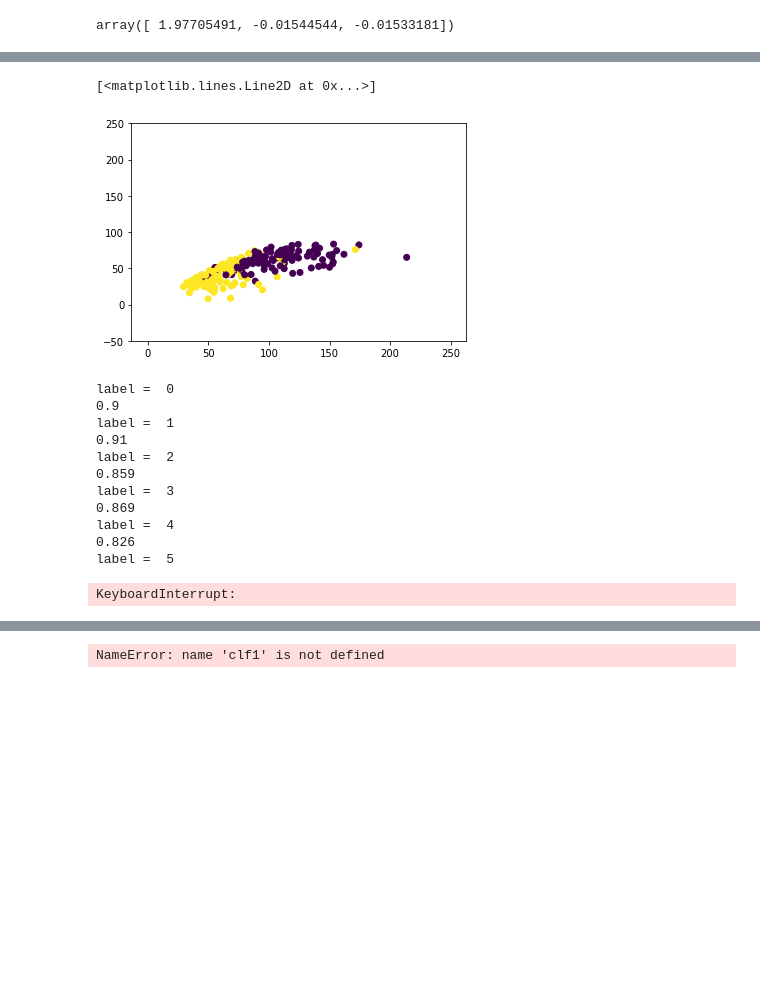
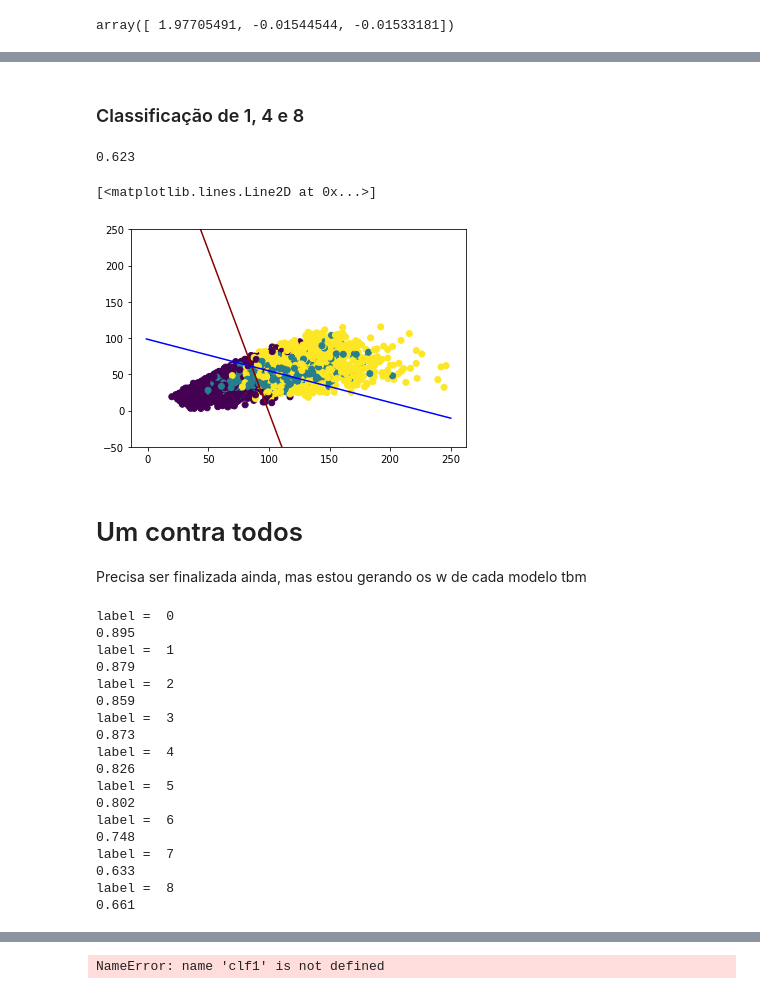
Before and after one commit to italonicacio/ml-project-digit-recognition, a Jupyter notebook: src/digit_classifier.ipynb, the cells around one changed output, grey strips where cells are left out. Drawn from its saved outputs; the diff is of its cells as text; code cells hidden in the pictures; blank space fills up the shorter version.

Commit message:
Separated the filter and models in a file

```diff
--- a/src/digit_classifier.ipynb
+++ b/src/digit_classifier.ipynb
@@ -267,0 +178,10 @@ weighted avg       0.85      0.85      0.85       250
+# %%
+clf = LinearRegression()
+# clf = LogisticRegression(tmax=50000)
+# clf.fit(x_train_A, y_train_A, max_iter=200)
+clf.fit(x_train_A, y_train_A)
+predict_y = clf.predict(x_test_A)
+print(clf.score(x_test_A, y_test_A))
+w = clf.get_w()
+
+W_.append(w)
@@ -267,0 +196,11 @@ weighted avg       0.85      0.85      0.85       250
+# %%
+clf = LinearRegression()
+# clf = LogisticRegression(tmax=50000)
+# clf.fit(x_train_0x1, y_train_0x1, max_iter=200)
+# clf.fit(x_train_0x1, y_train_0x1)
+clf.fit(x_train_B, y_train_B)
+predict_y = clf.predict(x_test_B)
+print(clf.score(x_test_B, y_test_B))
+w = clf.get_w()
+
+W_.append(w)
@@ -267,0 +213,2 @@ weighted avg       0.85      0.85      0.85       250
+# %% [markdown]
+### Classificação de 1, 4 e 8
@@ -267,0 +263,20 @@ weighted avg       0.85      0.85      0.85       250
+# %%
+import random
+
+values3 = [1, 4, 8]
+
+filtered_train_C = filter_label(train, values3)
+
+N = len(filtered_train_C)
+N_PONTOS_AMOSTRA = 5000
+rn = random.randint(0, (N-1) - N_PONTOS_AMOSTRA)
+
+filtered_train_C = filtered_train_C[rn: (rn+ N_PONTOS_AMOSTRA)]
+
+x_train_C, y_train_C = generate_x_y(filtered_train_C, principal_label=principal, use_principal=False)
+
+predict_y = predict(x_train_C, y_train_C, W_, model_type=0)
+# %%
+accuracy_score(y_train_C, predict_y)
+# %% [output]
+0.623
@@ -268,13 +286,21 @@ weighted avg       0.85      0.85      0.85       250
 # %%
-plt.scatter(x_test_1x5[:, 0], x_test_1x5[:, 1], c=list(np.sign(y_test_1x5).ravel()) )
+plt.scatter(x_train_C[:, 0], x_train_C[:, 1], c=list(y_train_C.ravel()))
 x = np.linspace(-1, 250, 1000)
 
 
 size = 250
 plt.ylim(-50, size)
 
+w1 = W_[0]
+w2 = W_[1]
 
-plt.plot(x, clf.getRegressionY(x), color='darkred')
+
+plt.plot(x, (-w1[0] - w1[1]*x) / w1[2], color='darkred')
+plt.plot(x, (-w2[0] - w2[1]*x) / w2[2], color='blue')
 # %% [output]
 [<matplotlib.lines.Line2D at 0x...>]
-[figure, old version]
+[figure, new version]
+# %% [markdown]
+# Um contra todos
+
+Precisa ser finalizada ainda, mas estou gerando os w de cada modelo tbm
@@ -292,8 +345,8 @@ for l in labels:
     y_train = Y_trains[l]
 
 
-    clf = PocketPLA()
-    clf.fit(x_train, y_train, max_iter=500)
+    clf = LinearRegression()
+    clf.fit(x_train, y_train)
     predict_y = clf.predict(x_test)
     w = clf.get_w()
 
@@ -302,15 +355,21 @@ for l in labels:
     W.append(w)
 # %% [output]
 label =  0
-0.9
+0.895
 label =  1
-0.91
+0.879
 label =  2
 0.859
 label =  3
-0.869
+0.873
 label =  4
 0.826
 label =  5
+0.802
+label =  6
+0.748
+label =  7
+0.633
+label =  8
+0.661
-KeyboardInterrupt:
 # %%
```
Also changed, not shown: parts of 35 cells of this notebook, 7 other files.
